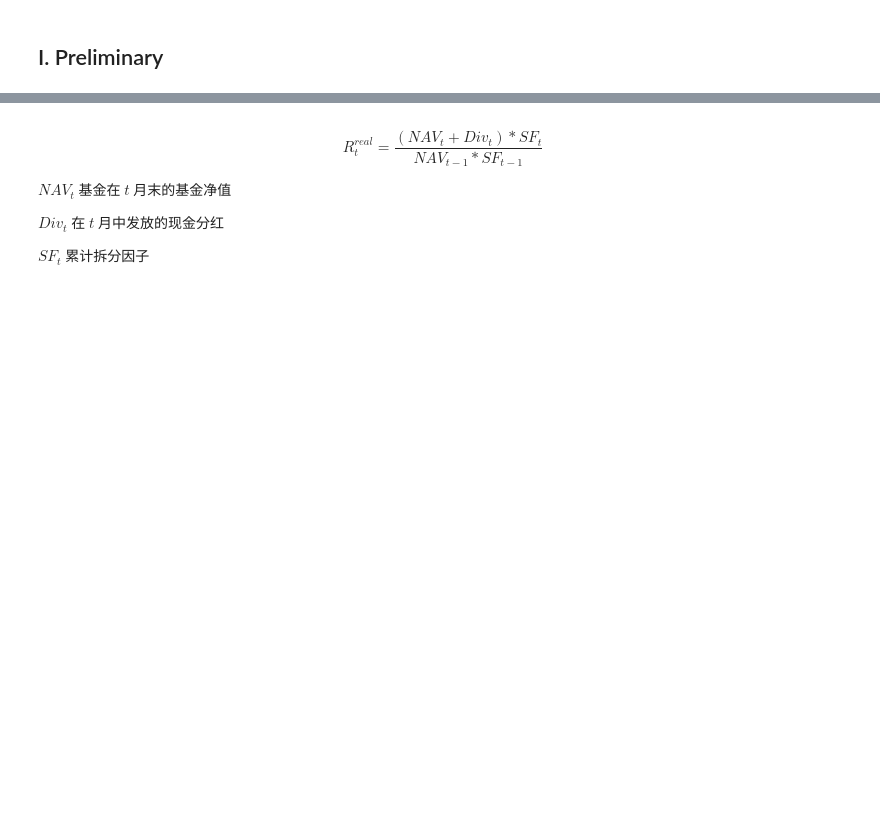
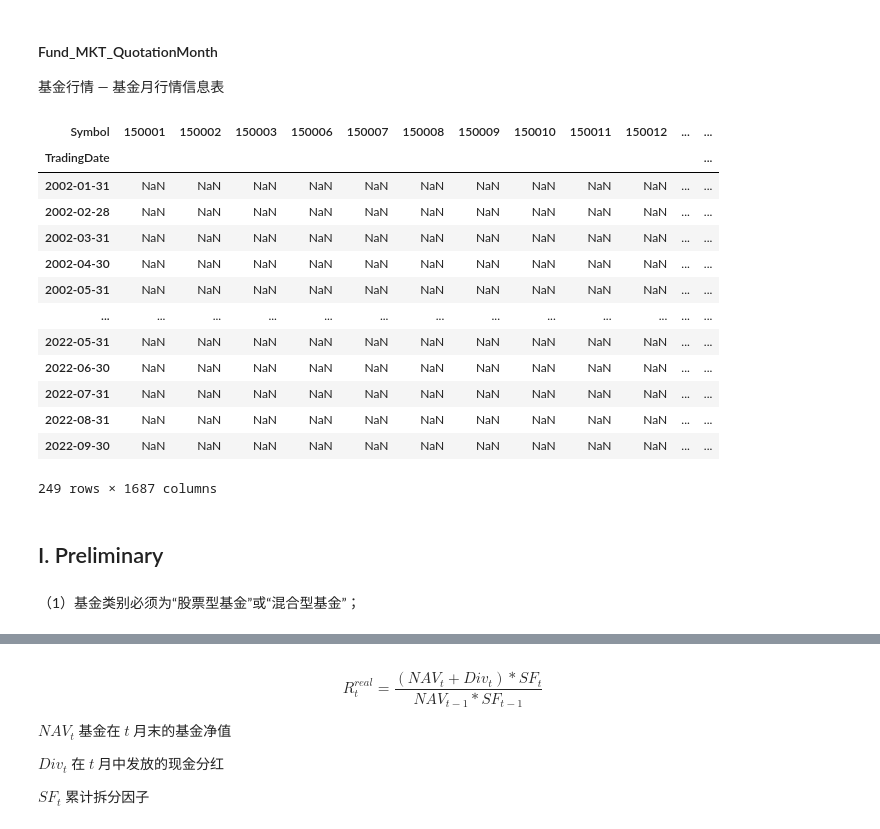
Before and after one commit to dacianpeng/mutual-fund-effective-or-not-Evidence-from-China, a Jupyter notebook: main.ipynb, the cells around one changed output, grey strips where cells are left out. Cells and saved outputs as stored; diff of their text form; code cells hidden in the pictures; blank space fills up the shorter version.

```diff
--- a/main.ipynb
+++ b/main.ipynb
@@ -28,2 +510,26 @@ Wall time: 6.1 s
+# %% [markdown]
+#### Fund_MKT_QuotationMonth
+
+基金行情 — 基金月行情信息表
+# %%
+mkt_month_ = mkt_month.pivot(index='TradingDate', columns='Symbol', values='MarketValue').resample('1M').last()
+mkt_month_
+# %% [output]
+| Symbol | 150001 | 150002 | 150003 | 150006 | 150007 | 150008 | 150009 | 150010 | 150011 | 150012 | ... | ... |
+| TradingDate |  |  |  |  |  |  |  |  |  |  |  | ... |
+| 2002-01-31 | NaN | NaN | NaN | NaN | NaN | NaN | NaN | NaN | NaN | NaN | ... | ... |
+| 2002-02-28 | NaN | NaN | NaN | NaN | NaN | NaN | NaN | NaN | NaN | NaN | ... | ... |
+| 2002-03-31 | NaN | NaN | NaN | NaN | NaN | NaN | NaN | NaN | NaN | NaN | ... | ... |
+| 2002-04-30 | NaN | NaN | NaN | NaN | NaN | NaN | NaN | NaN | NaN | NaN | ... | ... |
+| 2002-05-31 | NaN | NaN | NaN | NaN | NaN | NaN | NaN | NaN | NaN | NaN | ... | ... |
+| ... | ... | ... | ... | ... | ... | ... | ... | ... | ... | ... | ... | ... |
+| 2022-05-31 | NaN | NaN | NaN | NaN | NaN | NaN | NaN | NaN | NaN | NaN | ... | ... |
+| 2022-06-30 | NaN | NaN | NaN | NaN | NaN | NaN | NaN | NaN | NaN | NaN | ... | ... |
+| 2022-07-31 | NaN | NaN | NaN | NaN | NaN | NaN | NaN | NaN | NaN | NaN | ... | ... |
+| 2022-08-31 | NaN | NaN | NaN | NaN | NaN | NaN | NaN | NaN | NaN | NaN | ... | ... |
+| 2022-09-30 | NaN | NaN | NaN | NaN | NaN | NaN | NaN | NaN | NaN | NaN | ... | ... |
+249 rows × 1687 columns
 # %% [markdown]
 ## I. Preliminary
+# %% [markdown]
+（1）基金类别必须为“股票型基金”或“混合型基金”；
```
Also changed, not shown: parts of 66 cells of this notebook, 2 other files.
